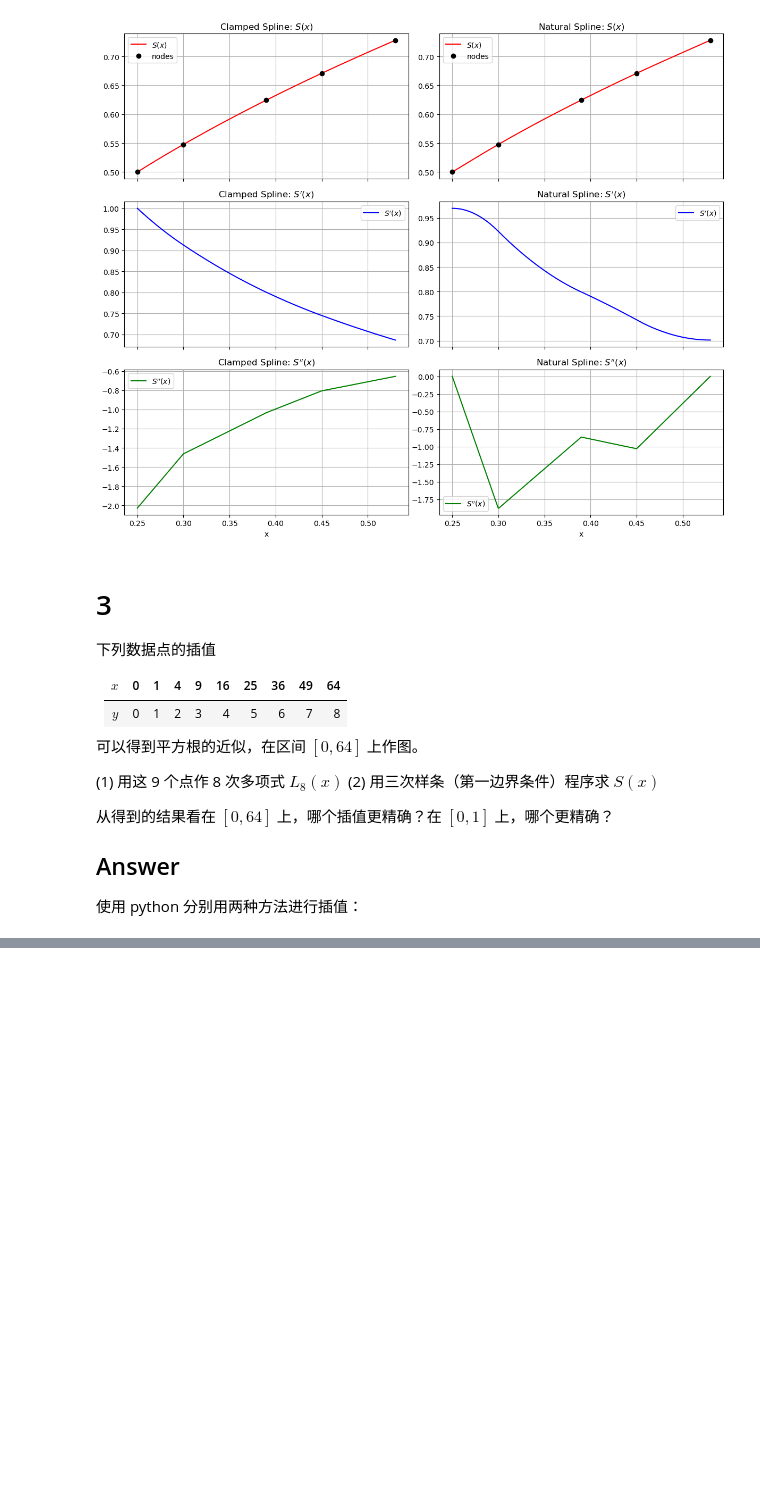
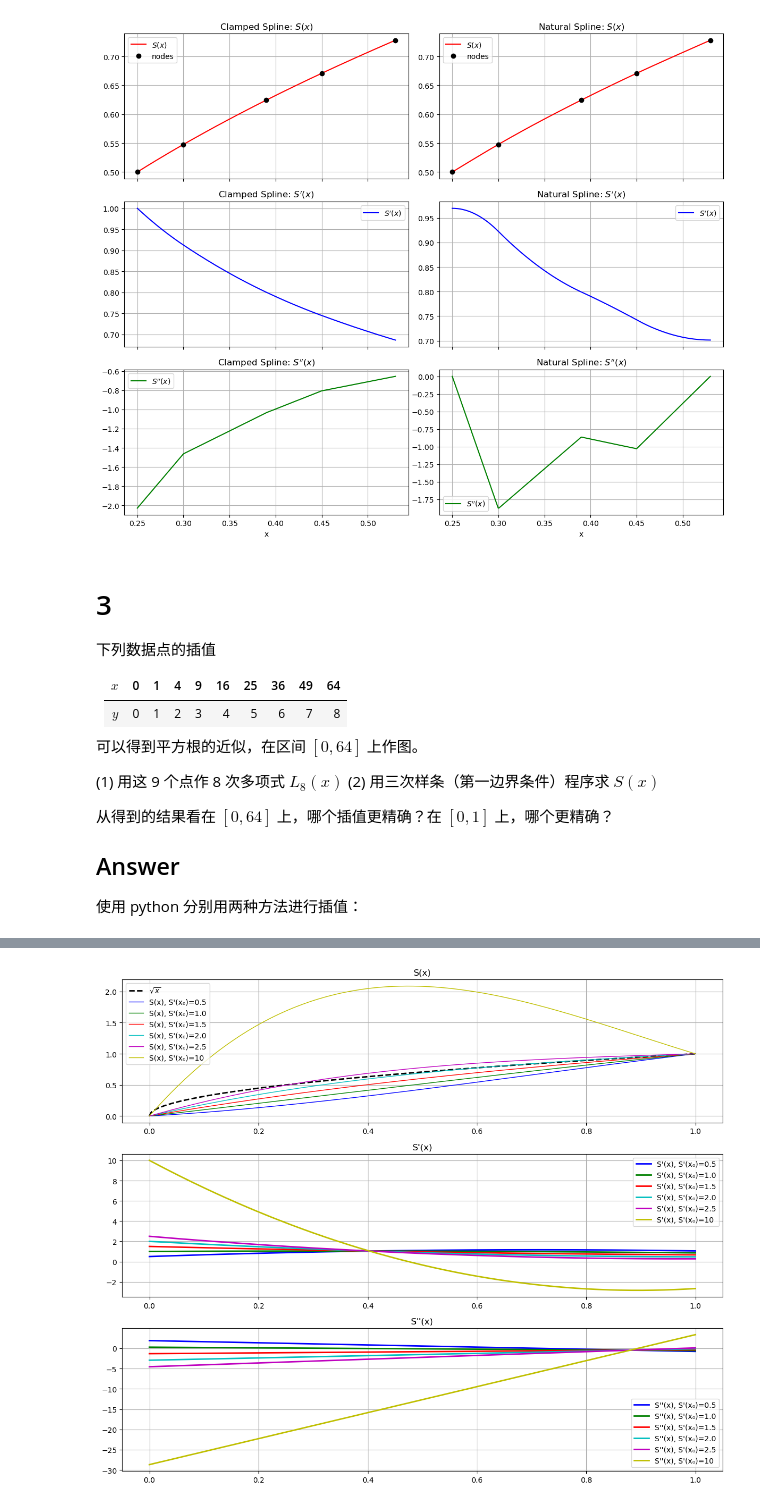
Before and after one commit to allenge007/jupyter_note, a Jupyter notebook: 数值计算方法/assn03.ipynb, the cells around one changed output, grey strips where cells are left out. Drawn from its saved outputs; the diff is of its cells as text; code cells hidden in the pictures; blank space fills up the shorter version.

```diff
--- a/数值计算方法/assn03.ipynb
+++ b/数值计算方法/assn03.ipynb
@@ -816,0 +792,91 @@ plt.show()
+# %%
+# 给定数据
+x_nodes = np.array([0, 1, 4, 9, 16, 25, 36, 49, 64], dtype=float)
+y_nodes = np.array([0, 1, 2, 3, 4, 5, 6, 7, 8], dtype=float)
+# 真值函数：sqrt(x)
+f = lambda x: np.sqrt(x)
+# 用于样条构造的通用函数
+def compute_m_clamped(x_nodes, y_nodes, S0_prime, S_last_prime):
+    h = np.diff(x_nodes)
+    d = np.diff(y_nodes) / h
+    n = len(x_nodes)
+    A = np.zeros((n, n))
+    b_vec = np.zeros(n)
+    # 内节点 j=1,..., n-2
+    for j in range(1, n-1):
+        A[j, j-1] = h[j-1]
+        A[j, j]   = 2 * (h[j-1] + h[j])
+        A[j, j+1] = h[j]
+        b_vec[j] = 6 * (d[j] - d[j-1])
+    # 边界条件：夹紧条件
+    # 左端点： S'(x₀)=S0_prime
+    A[0, 0] = 2 * h[0]
+    A[0, 1] = h[0]
+    b_vec[0] = 6 * (d[0] - S0_prime)
+    # 右端点： S'(xₙ₋₁)=S_last_prime
+    A[-1, -2] = h[-1]
+    A[-1, -1] = 2 * h[-1]
+    b_vec[-1] = 6 * (S_last_prime - d[-1])
+
+    m = np.linalg.solve(A, b_vec)
+    return m
+# 样条评价函数（标准公式）
+def eval_spline(x_val, x_nodes, y_nodes, m):
+    if x_val <= x_nodes[0]:
+        j = 0
+    elif x_val >= x_nodes[-1]:
+        j = len(x_nodes) - 2
+    else:
+        j = np.searchsorted(x_nodes, x_val) - 1
+    xj = x_nodes[j]
+    xj1 = x_nodes[j+1]
+    hj = xj1 - xj
+    A_coef = (xj1 - x_val) / hj
+    B_coef = (x_val - xj) / hj
+    Sx = A_coef * y_nodes[j] + B_coef * y_nodes[j+1] + (hj**2)/6 * ((A_coef**3 - A_coef) * m[j] + (B_coef**3 - B_coef) * m[j+1])
+    return Sx
+def evaluate_spline_on_grid(x_nodes, y_nodes, m, x_grid):
+    S_vals = np.array([eval_spline(x, x_nodes, y_nodes, m) for x in x_grid])
+    return S_vals
+# 探究不同 S'(x₀) 的取值
+# 固定右端 S'(xₙ₋₁) 取 1/16
+S0_prime_list = [0.5, 1.0, 1.5, 2.0, 2.5, 10]
+S_last_prime = 1/16
+# 构造评价网格，仅在区间 [0, 1] 上显示结果
+x_small = np.linspace(0, 1, 400)
+f_small = f(x_small)
+plt.figure(figsize=(12, 10))
+colors = ['b', 'g', 'r', 'c', 'm', 'y']
+for i, S0_prime in enumerate(S0_prime_list):
+    m = compute_m_clamped(x_nodes, y_nodes, S0_prime, S_last_prime)
+    S_small = evaluate_spline_on_grid(x_nodes, y_nodes, m, x_small)
+    # 绘制 S(x) 在 [0,1]
+    plt.subplot(3, 1, 1)
+    # plt.plot(x_nodes, y_nodes, 'ko')
+    if i == 0:
+        plt.plot(x_small, f_small, 'k--', lw=2, label = r"$\sqrt{x}$")
+    plt.plot(x_small, S_small, color=colors[i], lw=1, label=f"S(x), S'(x₀)={S0_prime}")
+    plt.title("S(x)")
+    plt.legend()
+    plt.grid(True)
+    # 计算并绘制 S'(x) 数值（差分近似）
+    dx = 1e-5
+    S1_small = (evaluate_spline_on_grid(x_nodes, y_nodes, m, x_small+dx) -
+                evaluate_spline_on_grid(x_nodes, y_nodes, m, x_small-dx)) / (2*dx)
+    plt.subplot(3, 1, 2)
+    plt.plot(x_small, S1_small, color=colors[i], lw=2, label=f"S'(x), S'(x₀)={S0_prime}")
+    plt.title("S'(x)")
+    plt.legend()
+    plt.grid(True)
+    # 数值差分近似计算 S''(x)
+    S2_small = (evaluate_spline_on_grid(x_nodes, y_nodes, m, x_small+dx) - 2*evaluate_spline_on_grid(x_nodes, y_nodes, m, x_small) +
+                evaluate_spline_on_grid(x_nodes, y_nodes, m, x_small-dx)) / (dx**2)
+    plt.subplot(3, 1, 3)
+    plt.plot(x_small, S2_small, color=colors[i], lw=2, label=f"S''(x), S'(x₀)={S0_prime}")
+    plt.title("S''(x)")
+    plt.legend()
+    plt.grid(True)
+plt.tight_layout()
+plt.show()
+# %% [output]
+[figure, added]
```
Also changed, not shown: parts of 4 cells of this notebook, 7 other files.
